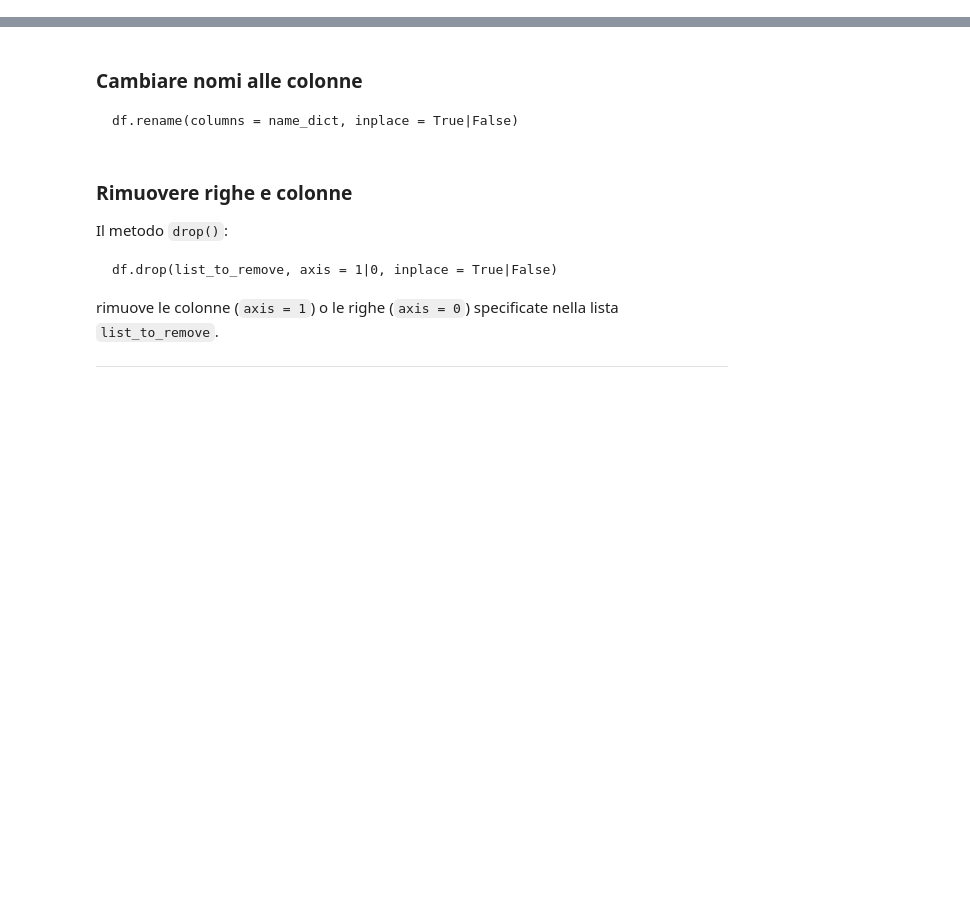
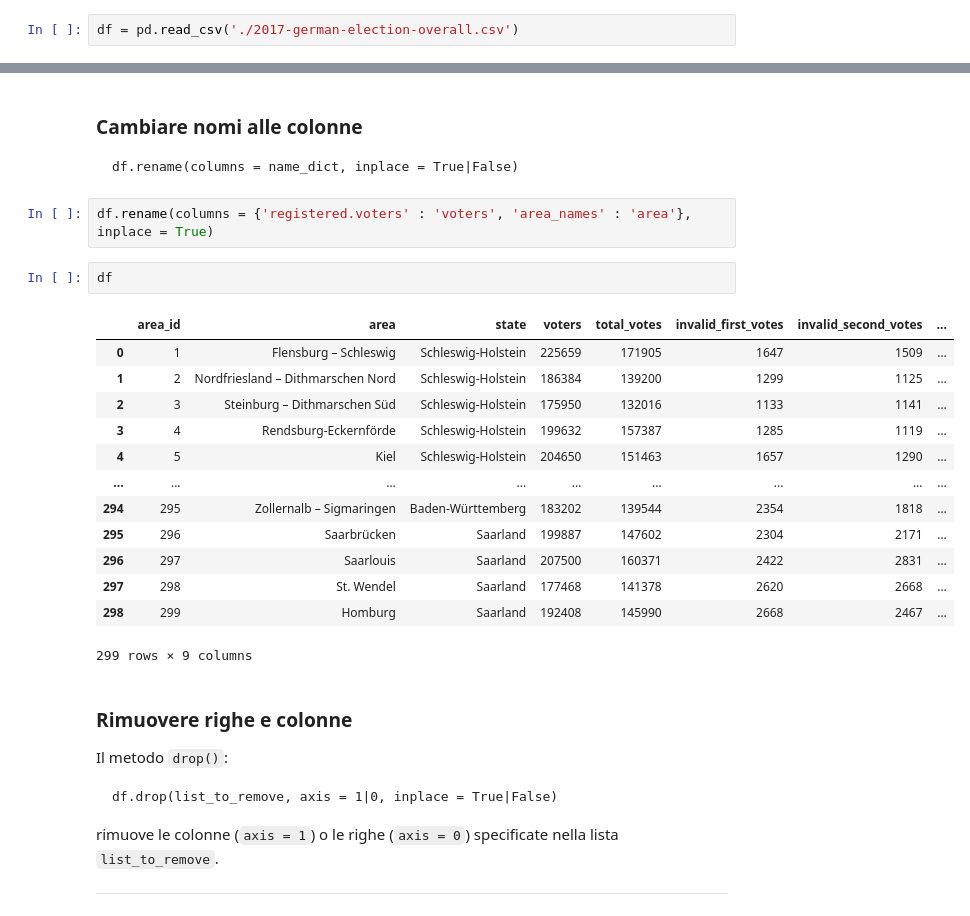
Before and after one commit to bioinformatica-corso/lezioni, a Jupyter notebook: laboratorio/lab10-14nov22/lezione6-pandas.ipynb, the cells around one changed output, grey strips where cells are left out. Drawn from its saved outputs; the diff is of its cells as text; blank space fills up the shorter version.

```diff
--- a/laboratorio/lab10-14nov22/lezione6-pandas.ipynb
+++ b/laboratorio/lab10-14nov22/lezione6-pandas.ipynb
@@ -34,3 +60,5 @@ Importare `Pandas`:
     df = pd.read_csv(csv_file_name)
 # %% [markdown]
 ### Lettura del file `2017-german-election-overall.csv`
+# %%
+df = pd.read_csv('./2017-german-election-overall.csv')
@@ -60,6 +162,24 @@ df.copy()
 ### Cambiare nomi alle colonne
 
     df.rename(columns = name_dict, inplace = True|False)
+# %%
+df.rename(columns = {'registered.voters' : 'voters', 'area_names' : 'area'}, inplace = True)
+# %%
+df
+# %% [output]
+|  | area_id | area | state | voters | total_votes | invalid_first_votes | invalid_second_votes | ... |
+| 0 | 1 | Flensburg – Schleswig | Schleswig-Holstein | 225659 | 171905 | 1647 | 1509 | ... |
+| 1 | 2 | Nordfriesland – Dithmarschen Nord | Schleswig-Holstein | 186384 | 139200 | 1299 | 1125 | ... |
+| 2 | 3 | Steinburg – Dithmarschen Süd | Schleswig-Holstein | 175950 | 132016 | 1133 | 1141 | ... |
+| 3 | 4 | Rendsburg-Eckernförde | Schleswig-Holstein | 199632 | 157387 | 1285 | 1119 | ... |
+| 4 | 5 | Kiel | Schleswig-Holstein | 204650 | 151463 | 1657 | 1290 | ... |
+| ... | ... | ... | ... | ... | ... | ... | ... | ... |
+| 294 | 295 | Zollernalb – Sigmaringen | Baden-Württemberg | 183202 | 139544 | 2354 | 1818 | ... |
+| 295 | 296 | Saarbrücken | Saarland | 199887 | 147602 | 2304 | 2171 | ... |
+| 296 | 297 | Saarlouis | Saarland | 207500 | 160371 | 2422 | 2831 | ... |
+| 297 | 298 | St. Wendel | Saarland | 177468 | 141378 | 2620 | 2668 | ... |
+| 298 | 299 | Homburg | Saarland | 192408 | 145990 | 2668 | 2467 | ... |
+299 rows × 9 columns
 # %% [markdown]
 ### Rimuovere righe e colonne
 
```
Also changed, not shown: parts of 37 cells of this notebook.
